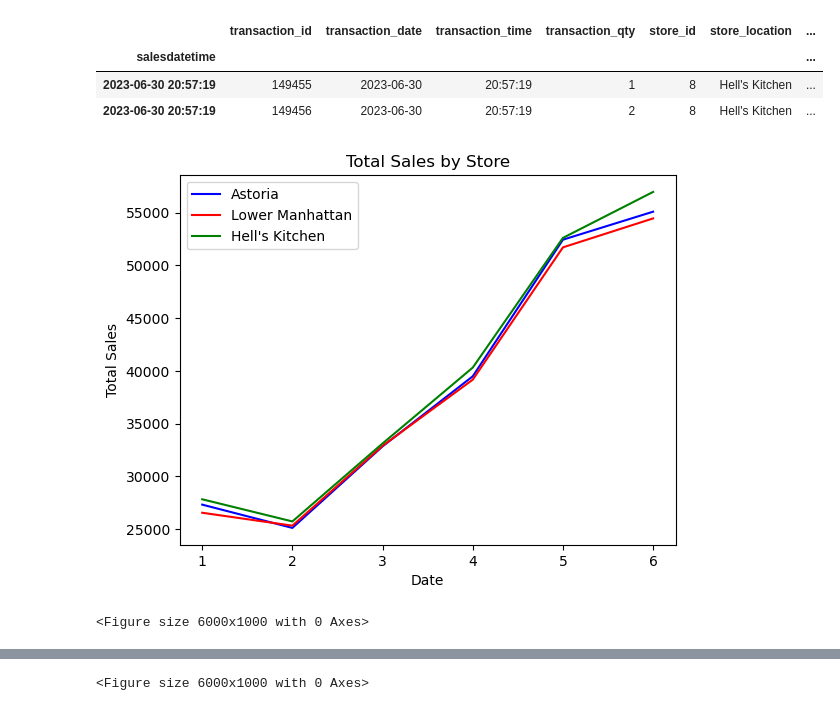
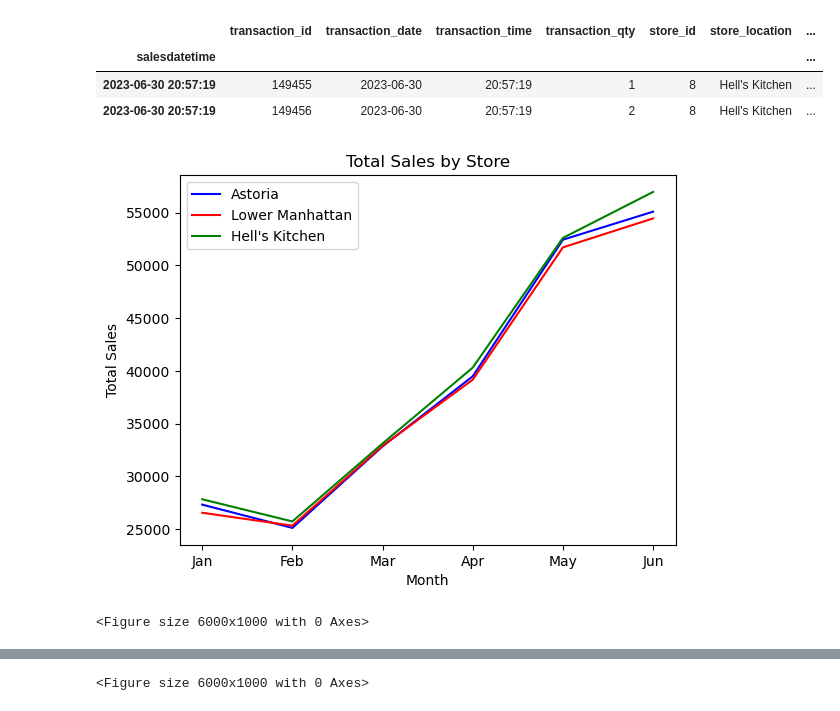
Before and after one commit to cedetraz96/Coffee_Crew, a Jupyter notebook: CoffeeShopAnalysis.ipynb, the cells around one changed output, grey strips where cells are left out. Drawn from its saved outputs; the diff is of its cells as text; code cells hidden in the pictures.

```diff
--- a/CoffeeShopAnalysis.ipynb
+++ b/CoffeeShopAnalysis.ipynb
@@ -178,19 +178,22 @@ store3_totalsales = store3_df.groupby('month').apply(sum_totalsales)
 # %%
 #Dispalay the total sales for each store as a line graph
 plt.plot(store1_totalsales, label='Astoria', color='blue')
 plt.plot(store2_totalsales, label='Lower Manhattan', color='red')
 plt.plot(store3_totalsales, label="Hell's Kitchen", color='green')
 
+#Change the x-axis to display the month name
+plt.xticks(store1_totalsales.index, ['Jan', 'Feb', 'Mar', 'Apr', 'May', 'Jun'])
 
-plt.xlabel('Date')
+
+plt.xlabel('Month')
 plt.ylabel('Total Sales')
 plt.title('Total Sales by Store')
 plt.legend(loc='best')
 plt.figure(figsize=(60,10))
 
 plt.show()
 # %% [output]
-[figure, old version]
+[figure, new version]
 <Figure size 6000x1000 with 0 Axes>
 # %%
 #Create a dataframe for each store's average sales using the custom function by hour
```
Also changed, not shown: parts of 1 cell of this notebook, 1 other file.
